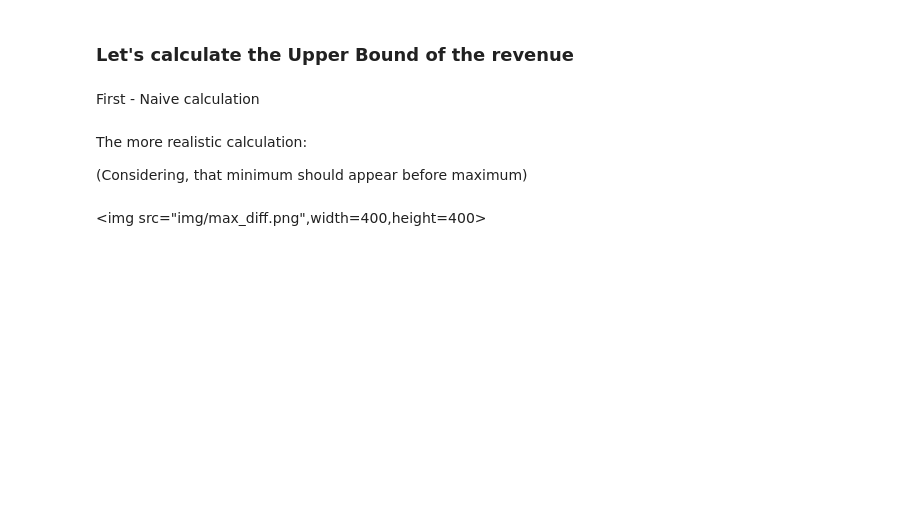
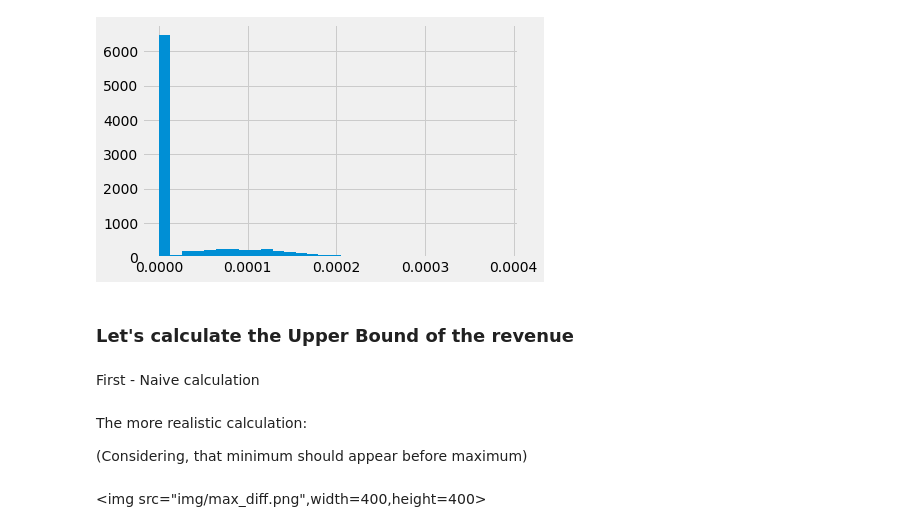
Before and after one commit to michael135/time_series_experiments, a Jupyter notebook: ts_k/astn/beginining-5-FF Network with Conv.ipynb, the cells around one changed output. Cells and saved outputs as stored; diff of their text form; code cells hidden in the pictures; blank space fills up the shorter version.

```diff
--- a/ts_k/astn/beginining-5-FF Network with Conv.ipynb
+++ b/ts_k/astn/beginining-5-FF Network with Conv.ipynb
@@ -159,3 +171,7 @@ for i in range(5):
+# %%
+plt.hist(trade[:, 1] - trade[:, 0], bins=30);
+# %% [output]
+[figure, added]
 # %% [markdown]
 ### Let's calculate the Upper Bound of the revenue
 # %% [markdown]
```
Also changed, not shown: parts of 25 cells of this notebook.
